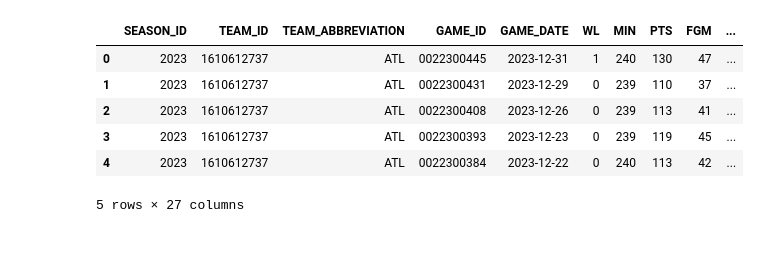
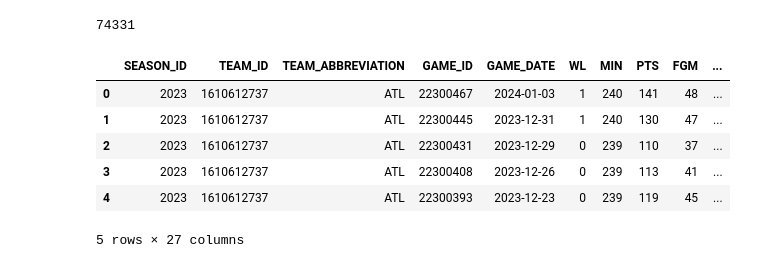
Before and after one commit to atticusdrex/nba-moneyline, a Jupyter notebook: ResearchNotebook.ipynb, the cells around one changed output. Cells and saved outputs as stored; diff of their text form; code cells hidden in the pictures.

```diff
--- a/ResearchNotebook.ipynb
+++ b/ResearchNotebook.ipynb
@@ -19,39 +21,47 @@ df.head()
+# %%
+df = pd.read_csv("RawDF.csv")
 # %%
 # Creating a column to indicate if the home team is playing
 df['Home'] = 1
 # Creating a list of indices to include
 inds_to_include = []
 # Iterating through the rows
 for (index, row) in tqdm(df.iterrows()):
     # Getting rid of the first character on the SEASON_ID
     row.SEASON_ID = str(row.SEASON_ID)[1:]
     df.loc[index, 'SEASON_ID'] = row.SEASON_ID
     # Setting home games
     if '@' in row.MATCHUP:
         df.loc[index, 'Home'] = 0
 
     # Setting the WL column to be binary instead of W or L
     if row.WL == 'W':
         df.loc[index, 'WL'] = 1
     else:
         df.loc[index, 'WL'] = 0
 
     # Only including the in-season months
     month = int(row.GAME_DATE.split('-')[1])
+    day = int(row.GAME_DATE.split('-')[2])
     if month < 7 or month > 9:
-        inds_to_include.append(index)
+        if month == 10 and day > 20:
+            inds_to_include.append(index)
+        elif month > 10 or month < 7:
+            inds_to_include.append(index)
 
 # Dropping necessary columns and resetting indices
 df = df.loc[inds_to_include, :]
 df.drop(columns = ['TEAM_NAME', 'MATCHUP'], inplace=True)
 df.reset_index(drop=True, inplace=True)
+print(len(inds_to_include))
 df.head()
 # %% [output]
+74331
 |  | SEASON_ID | TEAM_ID | TEAM_ABBREVIATION | GAME_ID | GAME_DATE | WL | MIN | PTS | FGM | ... |
-| 0 | 2023 | 1610612737 | ATL | 0022300445 | 2023-12-31 | 1 | 240 | 130 | 47 | ... |
-| 1 | 2023 | 1610612737 | ATL | 0022300431 | 2023-12-29 | 0 | 239 | 110 | 37 | ... |
-| 2 | 2023 | 1610612737 | ATL | 0022300408 | 2023-12-26 | 0 | 239 | 113 | 41 | ... |
-| 3 | 2023 | 1610612737 | ATL | 0022300393 | 2023-12-23 | 0 | 239 | 119 | 45 | ... |
-| 4 | 2023 | 1610612737 | ATL | 0022300384 | 2023-12-22 | 0 | 240 | 113 | 42 | ... |
+| 0 | 2023 | 1610612737 | ATL | 22300467 | 2024-01-03 | 1 | 240 | 141 | 48 | ... |
+| 1 | 2023 | 1610612737 | ATL | 22300445 | 2023-12-31 | 1 | 240 | 130 | 47 | ... |
+| 2 | 2023 | 1610612737 | ATL | 22300431 | 2023-12-29 | 0 | 239 | 110 | 37 | ... |
+| 3 | 2023 | 1610612737 | ATL | 22300408 | 2023-12-26 | 0 | 239 | 113 | 41 | ... |
+| 4 | 2023 | 1610612737 | ATL | 22300393 | 2023-12-23 | 0 | 239 | 119 | 45 | ... |
-5 rows × 27 columns
+5 rows × 27 columns
 # %%
```
Also changed, not shown: parts of 12 cells of this notebook, 6 other files.
